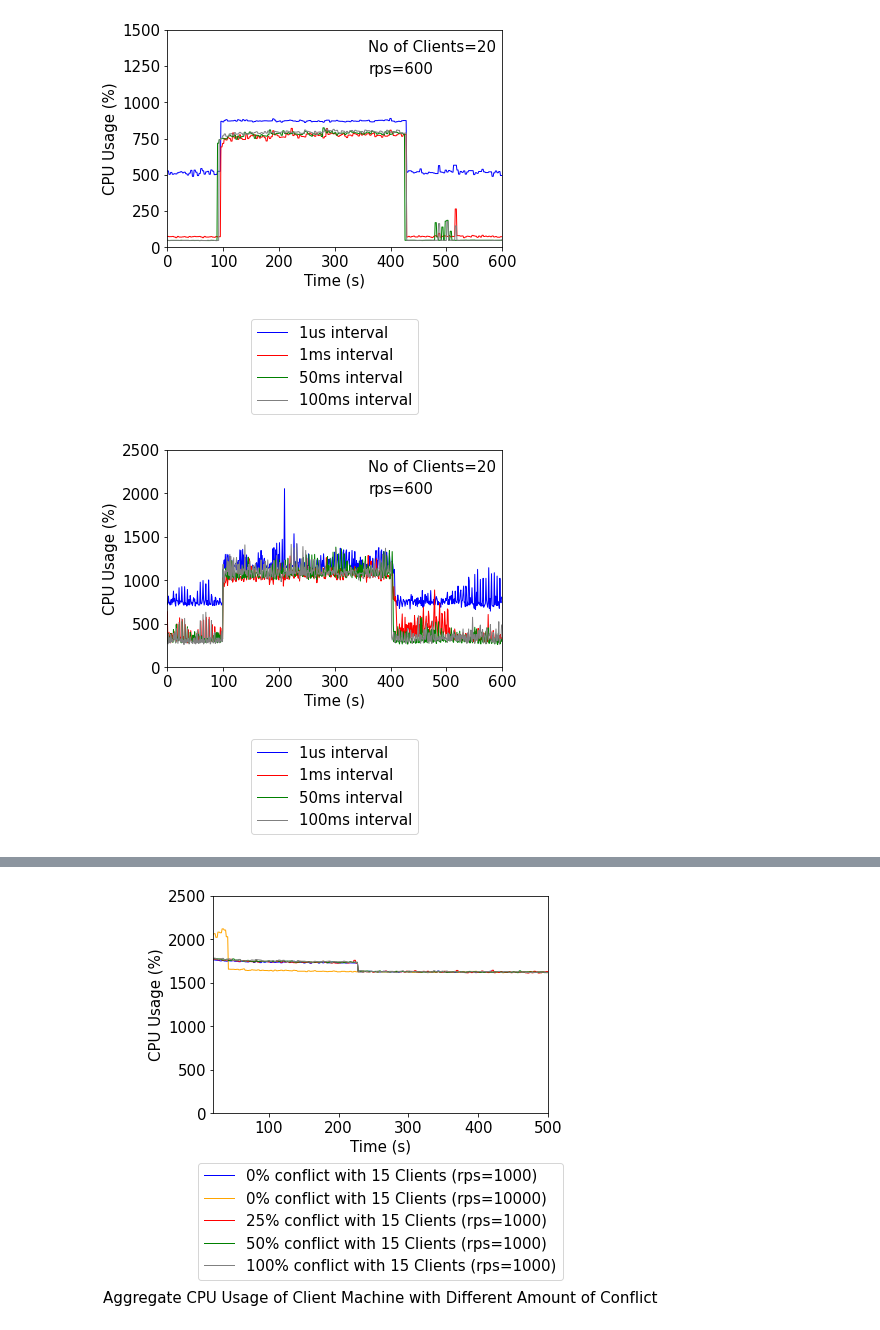
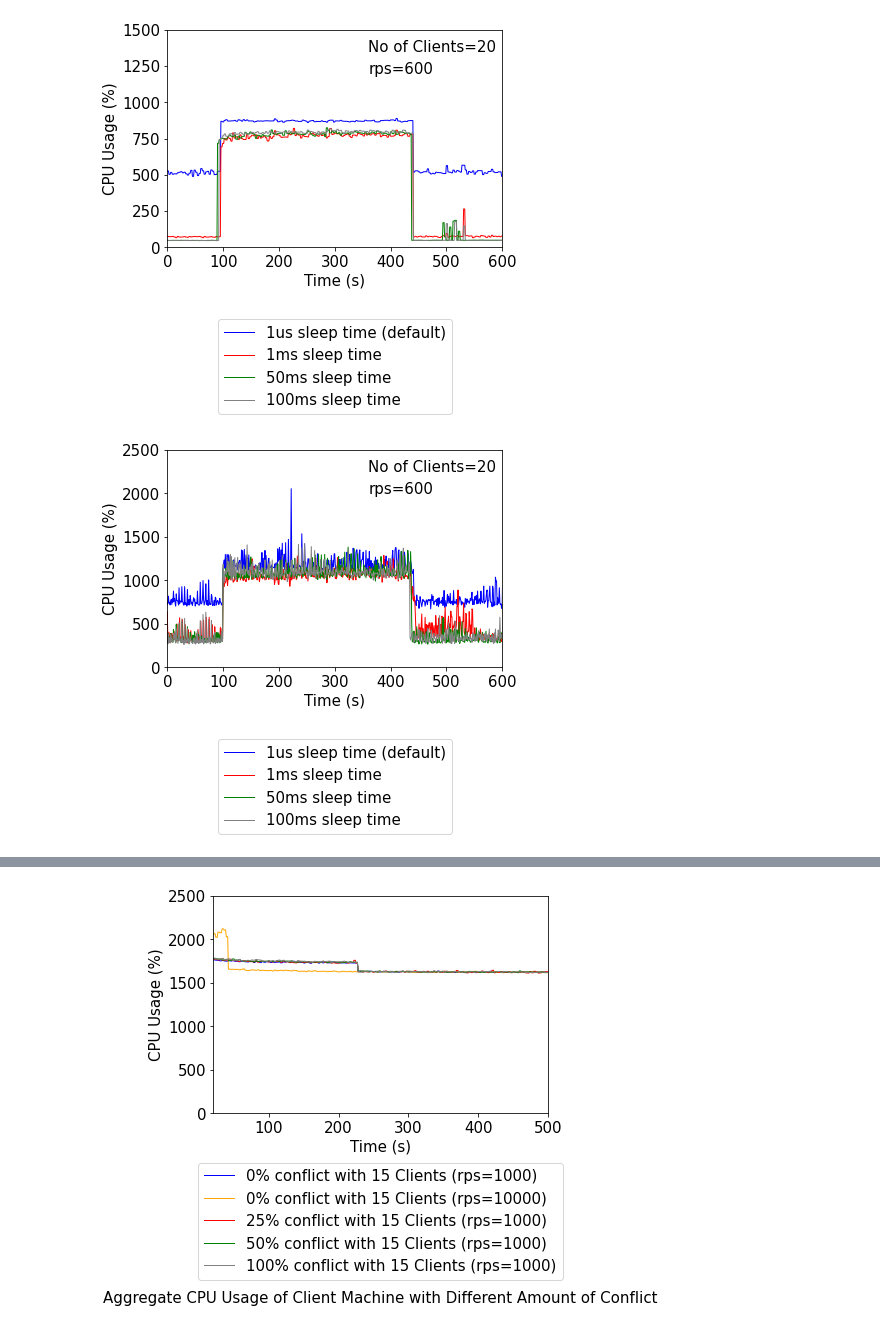
Before and after one commit to Santa-Maria-Shithil/EESYSTEM_TOC, a Jupyter notebook: scripts/All_Figure-Conflict-Different-Interval.ipynb, the cells around one changed output, grey strips where cells are left out. Drawn from its saved outputs; the diff is of its cells as text; code cells hidden in the pictures.

```diff
--- a/scripts/All_Figure-Conflict-Different-Interval.ipynb
+++ b/scripts/All_Figure-Conflict-Different-Interval.ipynb
@@ -51,7 +51,11 @@ for line in myfile:
             y1.append(float(line))
             x1.append(j)
             j=j+1
-            if j==500:
+            if j>100 and j%14==0:
+                y1.append(float(line))
+                x1.append(j)
+                j=j+1
+            if j==600:
                 break
 
     except Exception as e:
@@ -80,7 +84,11 @@ for line in myfile:
             y2.append(float(line))
             x2.append(j)
             j=j+1
-            if j==500:
+            if j>100 and j%14==0:
+                y2.append(float(line))
+                x2.append(j)
+                j=j+1
+            if j==600:
                 break
 
     except Exception as e:
@@ -108,7 +116,11 @@ for line in myfile:
             y3.append(float(line))
             x3.append(j)
             j=j+1
-            if j==500:
+            if j>100 and j%14==0:
+                y3.append(float(line))
+                x3.append(j)
+                j=j+1
+            if j==600:
                 break
 
     except Exception as e:
@@ -134,7 +146,11 @@ for line in myfile:
             y4.append(float(line))
             x4.append(j)
             j=j+1
-            if j==500:
+            if j>100 and j%14==0:
+                y4.append(float(line))
+                x4.append(j)
+                j=j+1
+            if j==600:
                 break
 
     except Exception as e:
@@ -161,7 +177,11 @@ for line in myfile:
             y5.append(float(line))
             x5.append(j)
             j=j+1
-            if j==500:
+            if j>100 and j%14==0:
+                y5.append(float(line))
+                x5.append(j)
+                j=j+1
+            if j==600:
                 break
 
     except Exception as e:
@@ -192,10 +212,10 @@ plt.rc('figure', titlesize=SMALL_SIZE)
 
 
 
-plt.plot(x1, y1, color='blue', linestyle='solid', linewidth = 1, label='1us interval')
-plt.plot(x2, y2, color='red', linestyle='solid', linewidth = 1, label='1ms interval')
-plt.plot(x3, y3, color='green', linestyle='solid', linewidth = 1, label='50ms interval')
-plt.plot(x4, y4, color='gray', linestyle='solid', linewidth = 1, label='100ms interval')
+plt.plot(x1, y1, color='blue', linestyle='solid', linewidth = 1, label='1us sleep time (default)')
+plt.plot(x2, y2, color='red', linestyle='solid', linewidth = 1, label='1ms sleep time')
+plt.plot(x3, y3, color='green', linestyle='solid', linewidth = 1, label='50ms sleep time')
+plt.plot(x4, y4, color='gray', linestyle='solid', linewidth = 1, label='100ms sleep time')
 
 plt.annotate('No of Clients=20', xy = (0.6, 0.9), xycoords='axes fraction')
 plt.annotate('rps=600', xy = (0.6, 0.8), xycoords='axes fraction')
@@ -209,7 +229,7 @@ plt.legend(loc="lower center", bbox_to_anchor=(0.5, -0.8));
 # function to show the plot
 plt.show()
 # %% [output]
-[figure, old version]
+[figure, new version]
 # %%
 #overall cpu usage at different conflict 15 client
 import matplotlib.pyplot as plt
@@ -255,6 +275,10 @@ for line in myfile:
             y1.append(float(line))
             x1.append(j)
             j=j+1
+            if j>100 and j%10==0:
+                y1.append(float(line))
+                x1.append(j)
+                j=j+1
             if j==600:
                 break
 
@@ -276,6 +300,10 @@ for line in myfile:
             y2.append(float(line))
             x2.append(j)
             j=j+1
+            if j>100 and j%10==0:
+                y2.append(float(line))
+                x2.append(j)
+                j=j+1
             if j==600:
                 break
 
@@ -298,6 +326,10 @@ for line in myfile:
             y3.append(float(line))
             x3.append(j)
             j=j+1
+            if j>100 and j%10==0:
+                y3.append(float(line))
+                x3.append(j)
+                j=j+1
             if j==600:
                 break
 
@@ -319,6 +351,10 @@ for line in myfile:
             y4.append(float(line))
             x4.append(j)
             j=j+1
+            if j>100 and j%10==0:
+                y4.append(float(line))
+                x4.append(j)
+                j=j+1
             if j==600:
                 break
 
@@ -339,6 +375,10 @@ for line in myfile:
             y5.append(float(line))
             x5.append(j)
             j=j+1
+            if j>100 and j%10==0:
+                y5.append(float(line))
+                x5.append(j)
+                j=j+1
             if j==500:
                 break
 
@@ -357,38 +397,38 @@ plt.xlim(0,600)
 
 SMALL_SIZE = 15
 MEDIUM_SIZE = 10
 BIGGER_SIZE = 12
 
 plt.rc('font', size=SMALL_SIZE)          # controls default text sizes
 plt.rc('axes', titlesize=SMALL_SIZE)     # fontsize of the axes title
 plt.rc('axes', labelsize=SMALL_SIZE)    # fontsize of the x and y labels
 plt.rc('xtick', labelsize=SMALL_SIZE)    # fontsize of the tick labels
 plt.rc('ytick', labelsize=SMALL_SIZE)    # fontsize of the tick labels
 plt.rc('legend', fontsize=SMALL_SIZE)    # legend fontsize
 plt.rc('figure', titlesize=SMALL_SIZE)
 
 
 
 
-plt.plot(x1, y1, color='blue', linestyle='solid', linewidth = 1, label='1us interval')
+plt.plot(x1, y1, color='blue', linestyle='solid', linewidth = 1, label='1us sleep time (default)')
 #plt.plot(x5, y5, color='orange', linestyle='solid', linewidth = 1, label='0% conflict')
-plt.plot(x2, y2, color='red', linestyle='solid', linewidth = 1, label='1ms interval')
-plt.plot(x3, y3, color='green', linestyle='solid', linewidth = 1, label='50ms interval')
-plt.plot(x4, y4, color='gray', linestyle='solid', linewidth = 1, label='100ms interval')
+plt.plot(x2, y2, color='red', linestyle='solid', linewidth = 1, label='1ms sleep time')
+plt.plot(x3, y3, color='green', linestyle='solid', linewidth = 1, label='50ms sleep time')
+plt.plot(x4, y4, color='gray', linestyle='solid', linewidth = 1, label='100ms sleep time')
 
 plt.annotate('No of Clients=20', xy = (0.6, 0.9), xycoords='axes fraction')
 plt.annotate('rps=600', xy = (0.6, 0.8), xycoords='axes fraction')
 
 
 plt.xlabel('Time (s)')
 plt.ylabel('CPU Usage (%)')
 
 #plt.title('Overall CPU Usage of Server Machine with Different Amount of Conflict', y=-0.9)
 
 plt.legend(loc="lower center", bbox_to_anchor=(0.5, -0.8));
 plt.show()
 # %% [output]
-[figure, old version]
+[figure, new version]
 # %%
 import matplotlib.pyplot as plt
 import numpy as np
```
Also changed, not shown: parts of 1 cell of this notebook, 1 other file.
